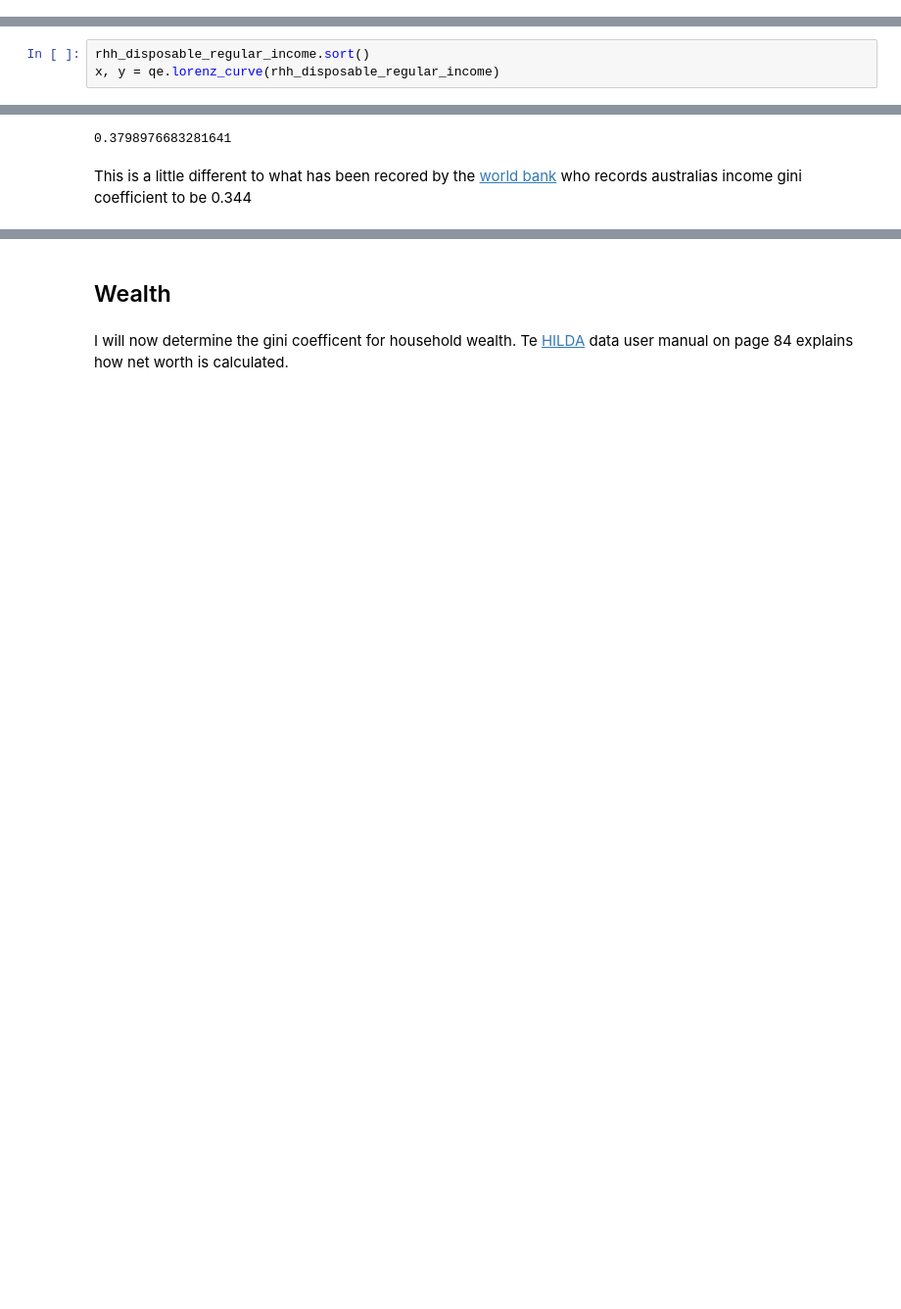
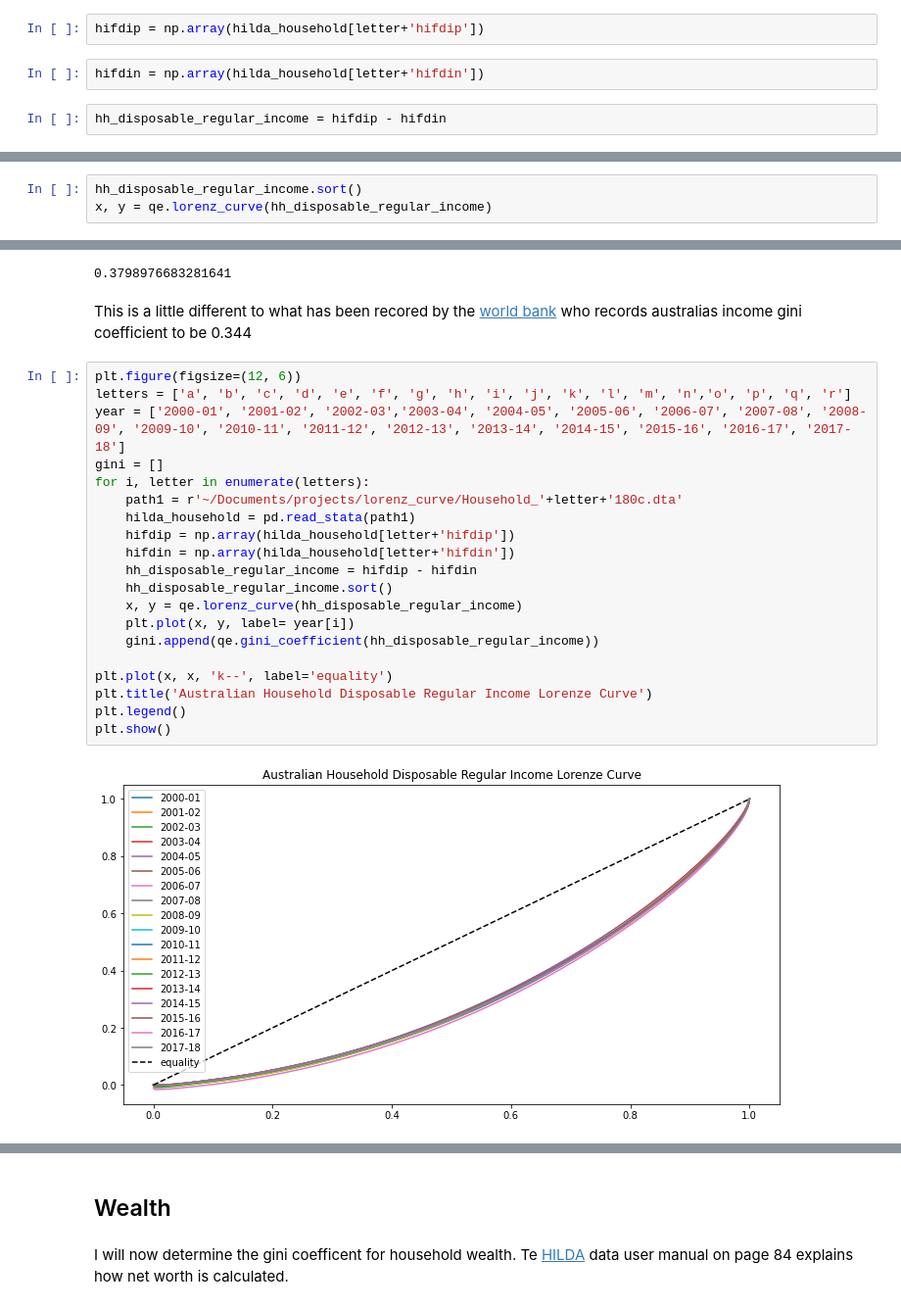
Before and after one commit to Harveyt47/Test, a Jupyter notebook: lorenz_gini_coefficent_aus_Italian_us_data.ipynb, the cells around one changed output, grey strips where cells are left out. Shown: that part at 98% size. Saved outputs shown, nothing was run; the diff lists cells and outputs as text; blank space fills up the shorter version.

```diff
--- a/lorenz_gini_coefficent_aus_Italian_us_data.ipynb
+++ b/lorenz_gini_coefficent_aus_Italian_us_data.ipynb
@@ -38,8 +37,14 @@ rhh_disposable_regular_income = rhifdip - rhifdin
+# %%
+hifdip = np.array(hilda_household[letter+'hifdip'])
+# %%
+hifdin = np.array(hilda_household[letter+'hifdin'])
+# %%
+hh_disposable_regular_income = hifdip - hifdin
 # %% [markdown]
 Now with this we can use the ``lorenz_curve`` function from quantecon to plot the lorenz curve for household disposable regular income.
 # %%
-rhh_disposable_regular_income.sort()
-x, y = qe.lorenz_curve(rhh_disposable_regular_income)
+hh_disposable_regular_income.sort()
+x, y = qe.lorenz_curve(hh_disposable_regular_income)
 # %%
 plt.figure()
 
@@ -59,3 +64,25 @@ qe.gini_coefficient(rhh_disposable_regular_income)
 0.3798976683281641
 # %% [markdown]
 This is a little different to what has been recored by the [world bank](https://data.worldbank.org/indicator/SI.POV.GINI?locations=AU) who records australias income gini coefficient to be 0.344
+# %%
+plt.figure(figsize=(12, 6))
+letters = ['a', 'b', 'c', 'd', 'e', 'f', 'g', 'h', 'i', 'j', 'k', 'l', 'm', 'n','o', 'p', 'q', 'r']
+year = ['2000-01', '2001-02', '2002-03','2003-04', '2004-05', '2005-06', '2006-07', '2007-08', '2008-09', '2009-10', '2010-11', '2011-12', '2012-13', '2013-14', '2014-15', '2015-16', '2016-17', '2017-18']
+gini = []
+for i, letter in enumerate(letters):
+    path1 = r'~/Documents/projects/lorenz_curve/Household_'+letter+'180c.dta'
+    hilda_household = pd.read_stata(path1)
+    hifdip = np.array(hilda_household[letter+'hifdip'])
+    hifdin = np.array(hilda_household[letter+'hifdin'])
+    hh_disposable_regular_income = hifdip - hifdin
+    hh_disposable_regular_income.sort()
+    x, y = qe.lorenz_curve(hh_disposable_regular_income)
+    plt.plot(x, y, label= year[i])
+    gini.append(qe.gini_coefficient(hh_disposable_regular_income))
+
+plt.plot(x, x, 'k--', label='equality')
+plt.title('Australian Household Disposable Regular Income Lorenze Curve')
+plt.legend()
+plt.show()
+# %% [output]
+[figure, added]
```
Also changed, not shown: parts of 12 cells of this notebook, 1 other file.
